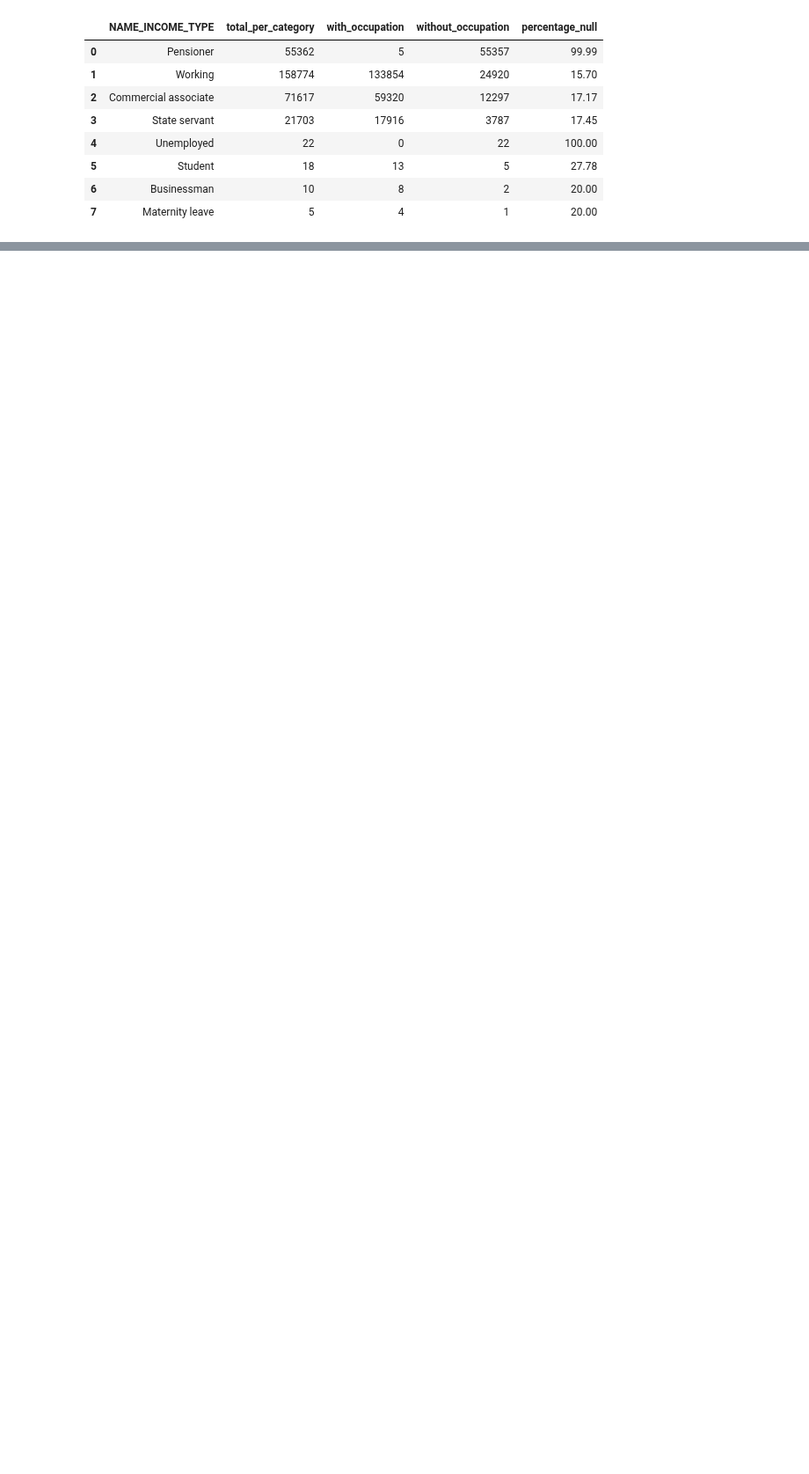
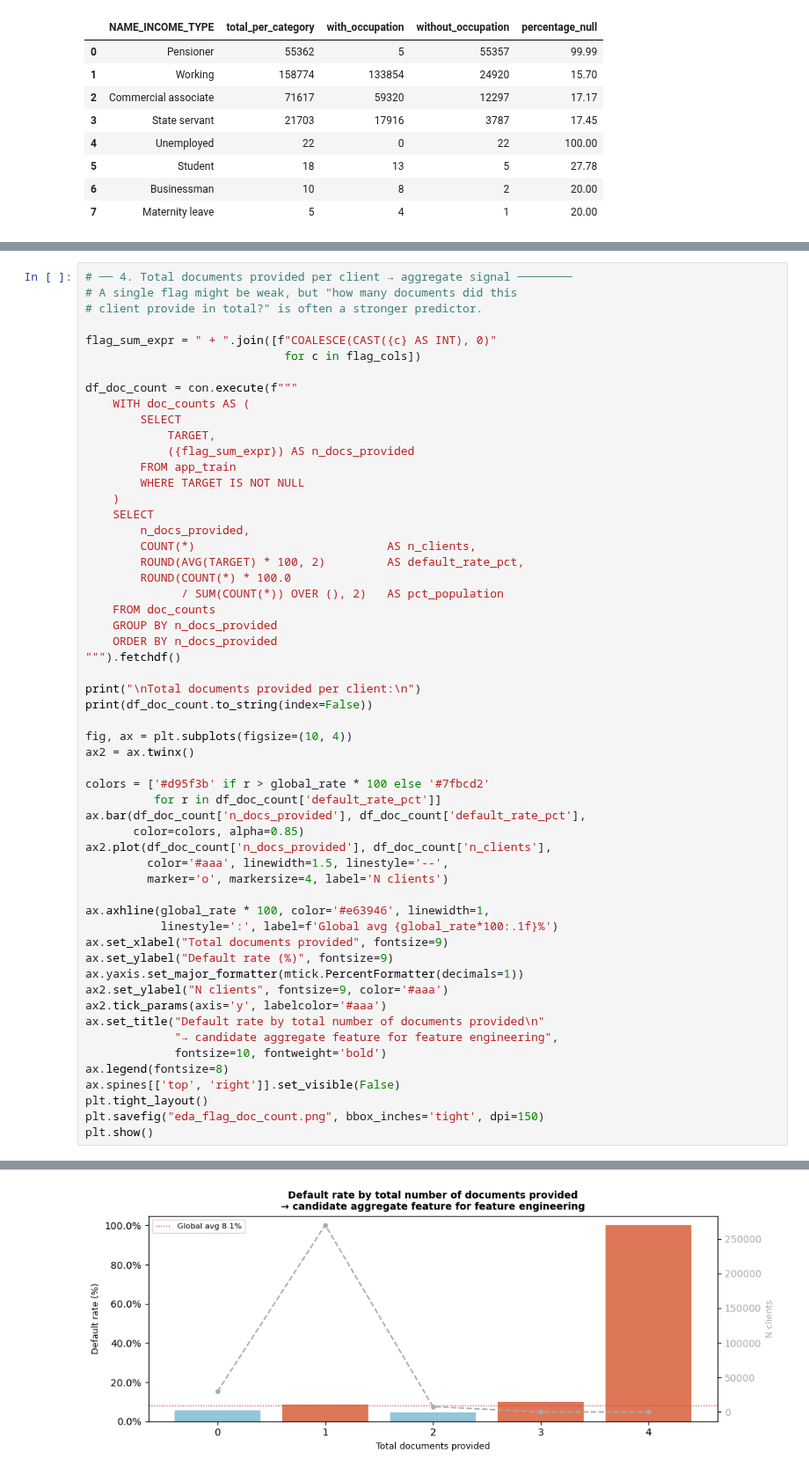
Before and after one commit to dimitrimovila/credit_risk_model, a Jupyter notebook: 01_eda_and_sql.ipynb, the cells around one changed output, grey strips where cells are left out. Shown at 88% size. Cells and saved outputs as stored; diff of their text form; blank space fills up the shorter version.

```diff
--- a/01_eda_and_sql.ipynb
+++ b/01_eda_and_sql.ipynb
@@ -615,0 +1681,57 @@ display(df_cross)
+# %%
+# ── 4. Total documents provided per client → aggregate signal ────────
+# A single flag might be weak, but "how many documents did this
+# client provide in total?" is often a stronger predictor.
+
+flag_sum_expr = " + ".join([f"COALESCE(CAST({c} AS INT), 0)"
+                             for c in flag_cols])
+
+df_doc_count = con.execute(f"""
+    WITH doc_counts AS (
+        SELECT
+            TARGET,
+            ({flag_sum_expr}) AS n_docs_provided
+        FROM app_train
+        WHERE TARGET IS NOT NULL
+    )
+    SELECT
+        n_docs_provided,
+        COUNT(*)                            AS n_clients,
+        ROUND(AVG(TARGET) * 100, 2)         AS default_rate_pct,
+        ROUND(COUNT(*) * 100.0
+              / SUM(COUNT(*)) OVER (), 2)   AS pct_population
+    FROM doc_counts
+    GROUP BY n_docs_provided
+    ORDER BY n_docs_provided
+""").fetchdf()
+
+print("\nTotal documents provided per client:\n")
+print(df_doc_count.to_string(index=False))
+
+fig, ax = plt.subplots(figsize=(10, 4))
+ax2 = ax.twinx()
+
+colors = ['#d95f3b' if r > global_rate * 100 else '#7fbcd2'
+          for r in df_doc_count['default_rate_pct']]
+ax.bar(df_doc_count['n_docs_provided'], df_doc_count['default_rate_pct'],
+       color=colors, alpha=0.85)
+ax2.plot(df_doc_count['n_docs_provided'], df_doc_count['n_clients'],
+         color='#aaa', linewidth=1.5, linestyle='--',
+         marker='o', markersize=4, label='N clients')
+
+ax.axhline(global_rate * 100, color='#e63946', linewidth=1,
+           linestyle=':', label=f'Global avg {global_rate*100:.1f}%')
+ax.set_xlabel("Total documents provided", fontsize=9)
+ax.set_ylabel("Default rate (%)", fontsize=9)
+ax.yaxis.set_major_formatter(mtick.PercentFormatter(decimals=1))
+ax2.set_ylabel("N clients", fontsize=9, color='#aaa')
+ax2.tick_params(axis='y', labelcolor='#aaa')
+ax.set_title("Default rate by total number of documents provided\n"
+             "→ candidate aggregate feature for feature engineering",
+             fontsize=10, fontweight='bold')
+ax.legend(fontsize=8)
+ax.spines[['top', 'right']].set_visible(False)
+plt.tight_layout()
+plt.savefig("eda_flag_doc_count.png", bbox_inches='tight', dpi=150)
+plt.show()
+# %% [output]
@@ -615,0 +1746 @@ display(df_cross)
+[figure, added]
```
Also changed, not shown: parts of 52 cells of this notebook.
